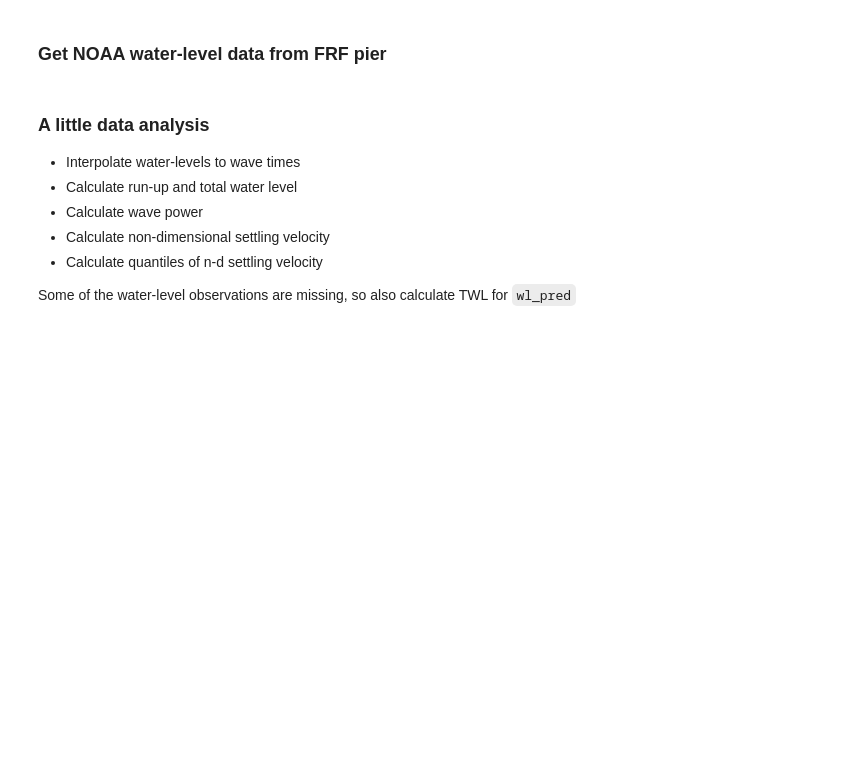
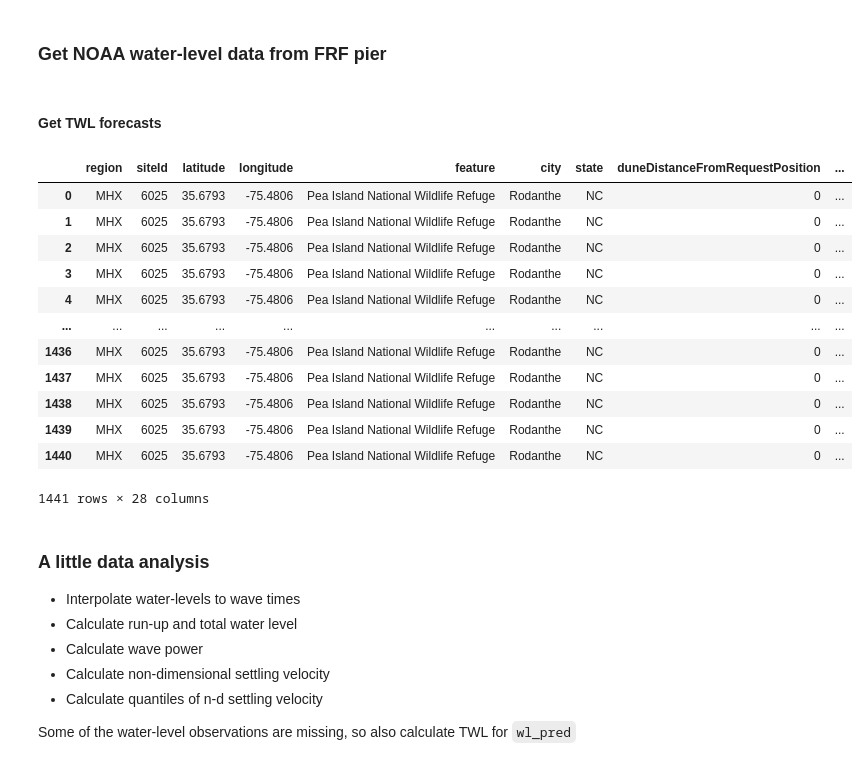
Before and after one commit to csherwood-usgs/DUNEX, a Jupyter notebook: plot_DUNEX_buoy_data.ipynb, the cells around one changed output. Cells and saved outputs as stored; diff of their text form; code cells hidden in the pictures; blank space fills up the shorter version.

```diff
--- a/plot_DUNEX_buoy_data.ipynb
+++ b/plot_DUNEX_buoy_data.ipynb
@@ -83,3 +64,28 @@ dsall = xr.concat([ds9,ds10],dim='time')
 wl_time = dsall.time.values
 wl_wl = dsall.waterLevel.values
 wl_pred = dsall.predictedWaterLevel.values
+# %% [markdown]
+#### Get TWL forecasts
+# %%
+# path to met station data
+pathn = r'C:\\crs\\proj\\2019_DUNEX\\Pea_Island_Data\\09_TWL_forecasts\\'
+# met station
+fn = 'peaisland_twl.csv'
+
+dftwl = pd.read_csv(pathn+fn)
+dftwl['dt'] = pd.to_datetime(dftwl['forecastTime'], format='%Y-%m-%d %H:%M:%S.%f')
+dftwl
+# %% [output]
+|  | region | siteId | latitude | longitude | feature | city | state | duneDistanceFromRequestPosition | ... |
+| 0 | MHX | 6025 | 35.6793 | -75.4806 | Pea Island National Wildlife Refuge | Rodanthe | NC | 0 | ... |
+| 1 | MHX | 6025 | 35.6793 | -75.4806 | Pea Island National Wildlife Refuge | Rodanthe | NC | 0 | ... |
+| 2 | MHX | 6025 | 35.6793 | -75.4806 | Pea Island National Wildlife Refuge | Rodanthe | NC | 0 | ... |
+| 3 | MHX | 6025 | 35.6793 | -75.4806 | Pea Island National Wildlife Refuge | Rodanthe | NC | 0 | ... |
+| 4 | MHX | 6025 | 35.6793 | -75.4806 | Pea Island National Wildlife Refuge | Rodanthe | NC | 0 | ... |
+| ... | ... | ... | ... | ... | ... | ... | ... | ... | ... |
+| 1436 | MHX | 6025 | 35.6793 | -75.4806 | Pea Island National Wildlife Refuge | Rodanthe | NC | 0 | ... |
+| 1437 | MHX | 6025 | 35.6793 | -75.4806 | Pea Island National Wildlife Refuge | Rodanthe | NC | 0 | ... |
+| 1438 | MHX | 6025 | 35.6793 | -75.4806 | Pea Island National Wildlife Refuge | Rodanthe | NC | 0 | ... |
+| 1439 | MHX | 6025 | 35.6793 | -75.4806 | Pea Island National Wildlife Refuge | Rodanthe | NC | 0 | ... |
+| 1440 | MHX | 6025 | 35.6793 | -75.4806 | Pea Island National Wildlife Refuge | Rodanthe | NC | 0 | ... |
+1441 rows × 28 columns
```
Also changed, not shown: parts of 3 cells of this notebook, 2 other files.
